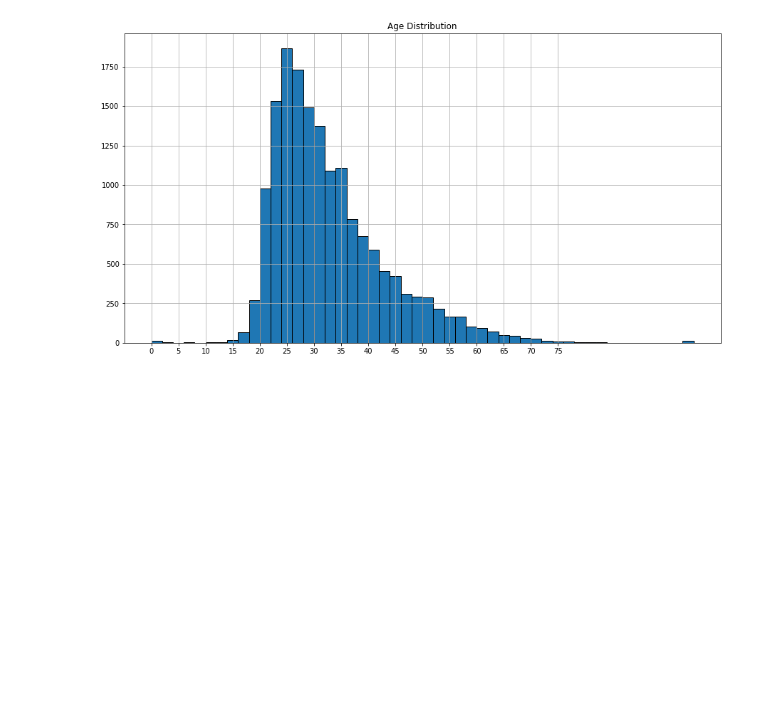
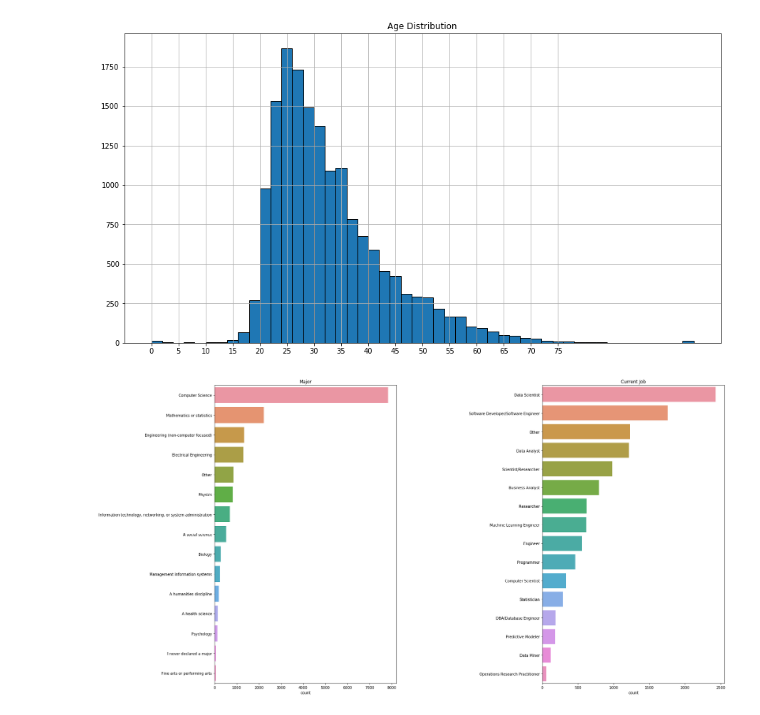
Before and after one commit to ArshadKhurshid/DataScience-Survey, a Jupyter notebook: ML_Kaggle_DS_Survey.ipynb, the cells around one changed output. Cells and saved outputs as stored; diff of their text form; code cells hidden in the pictures; blank space fills up the shorter version.

```diff
--- a/ML_Kaggle_DS_Survey.ipynb
+++ b/ML_Kaggle_DS_Survey.ipynb
@@ -258,3 +258,15 @@ plt.title('Age Distribution')
 plt.show()
 # %% [output]
 [figure]
+# %%
+f,ax = plt.subplots(1,2,figsize=(25,15))
+sns.countplot(y=MChoice_Response['MajorSelect'],ax=ax[0], order=MChoice_Response['MajorSelect'].value_counts().index)
+ax[0].set_title('Major')
+ax[0].set_ylabel('')
+sns.countplot(y=MChoice_Response['CurrentJobTitleSelect'],ax=ax[1], order=MChoice_Response['CurrentJobTitleSelect'].value_counts().index)
+ax[1].set_title('Current Job')
+ax[1].set_ylabel('')
+plt.subplots_adjust(wspace=0.8)
+plt.show()
+# %% [output]
+[figure, added]
```
Also changed, not shown: parts of 4 cells of this notebook.
